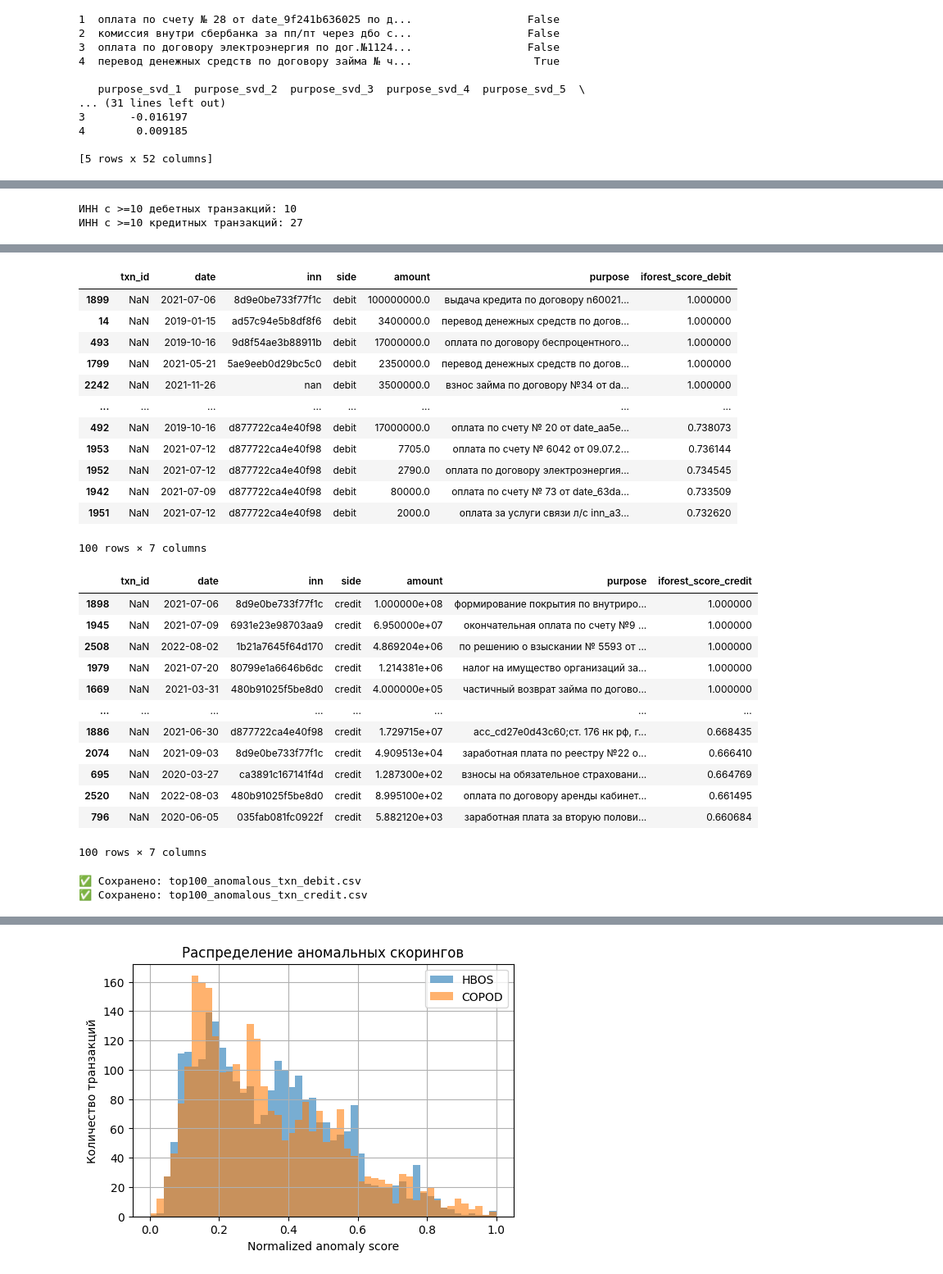
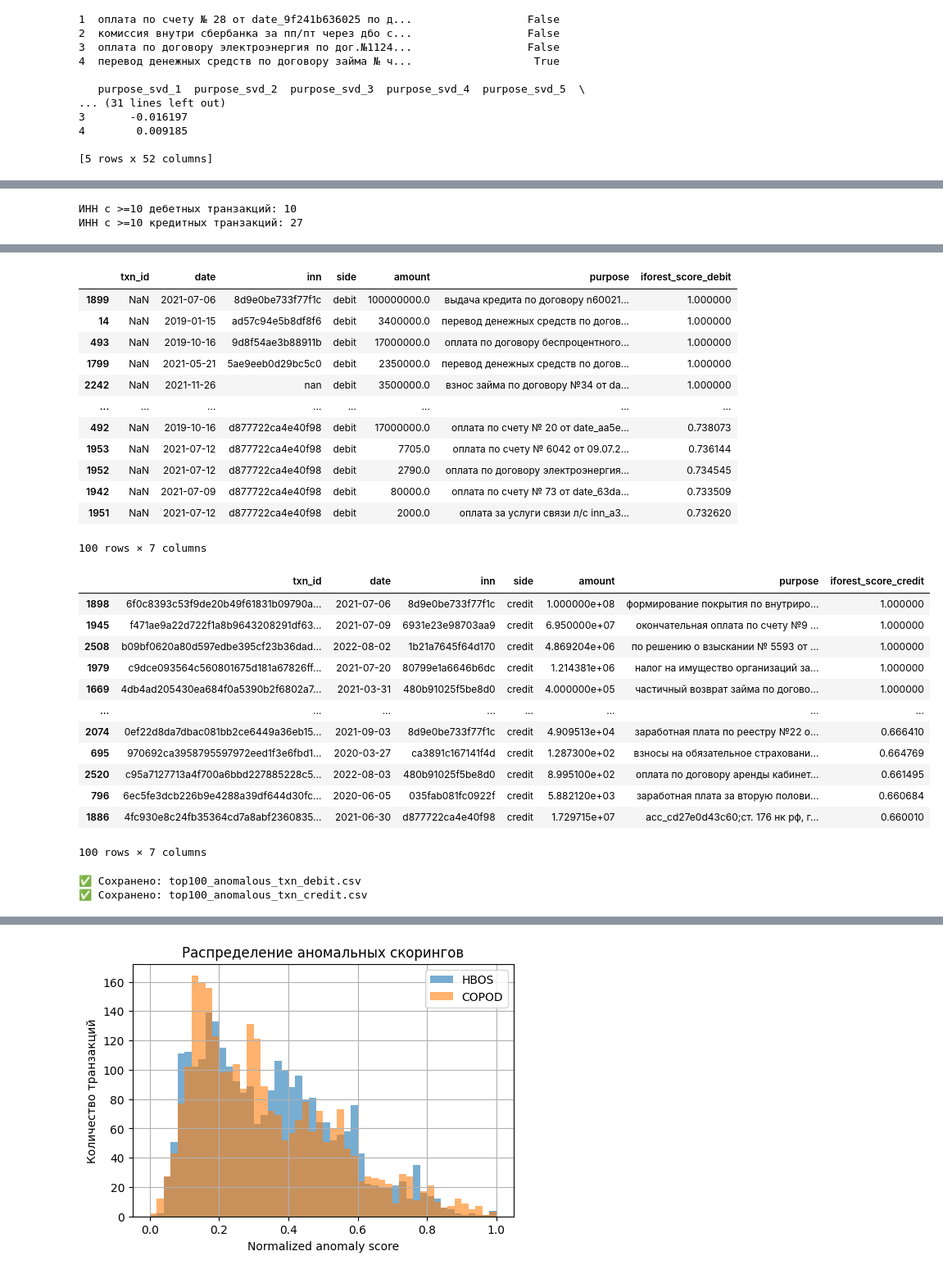
Before and after one commit to HULUMULU123/notebook_agent, a Jupyter notebook: many_layer_v3/main.ipynb, the cells around one changed output, grey strips where cells are left out. Shown at 82% size. Saved outputs shown, nothing was run; the diff lists cells and outputs as text; code cells hidden in the pictures.

```diff
--- a/many_layer_v3/main.ipynb
+++ b/many_layer_v3/main.ipynb
@@ -27,6 +27,24 @@ from pyod.models.copod import COPOD
 np.random.seed(42)
 # %%
 df = pd.read_excel('data/final_risk_data.xlsx')
+
+# --- Автоматическая генерация txn_id (если нет в файле) ---
+def make_txn_id(row):
+    """
+    Хешируем минимальный набор полей, чтобы получить устойчивый уникальный txn_id.
+    Если поле пустое, подставляем None.
+    """
+    parts = [
+        str(row.get('date', '')),
+        str(row.get('debit_inn', '')),
+        str(row.get('credit_inn', '')),
+        str(row.get('amount', '')),
+        str(row.get('purpose', ''))
+    ]
+    raw = "||".join(parts)
+    return hashlib.sha256(raw.encode('utf-8')).hexdigest()
+
+
 
 # изменение типов данных
 df['date'] = pd.to_datetime(df['date']).dt.normalize()
@@ -149,6 +167,9 @@ df["round_10k"]  = ((df["amount"] % 10000)  == 0).astype(int)
 df["round_100k"] = ((df["amount"] % 100000) == 0).astype(int)
 df["round_large_amount"] = ((df["round_10k"]==1) | (df["round_100k"]==1)).astype(int)
 
+
+if 'txn_id' not in df.columns:
+    df['txn_id'] = df.apply(make_txn_id, axis=1)
 df.head()
 # %% [output]
 |  | date | debit_account | debit_name | debit_inn | credit_account | credit_name | credit_inn | debit_amount | ... |
@@ -595,7 +614,7 @@ for c in cred_cols:
     if c not in df.columns: df[c] = 0.0 if c not in ["id","date","purpose","credit_inn"] else df.get(c, np.nan)
 
 cred = pd.DataFrame({
-    "txn_id": df["id"],
+    "txn_id": df["txn_id"],
     "date": pd.to_datetime(df["date"]),
     "inn": df["credit_inn"].astype(str),
     "side": "credit",
@@ -743,44 +762,48 @@ display(top100_debit[cols_out_deb])
 display(top100_credit[cols_out_cred])
 
 # Сохранение
 out_deb = "top100_anomalous_txn_debit.csv"
 out_cred = "top100_anomalous_txn_credit.csv"
 top100_debit[cols_out_deb].to_csv(out_deb, index=False, encoding="utf-8-sig")
 top100_credit[cols_out_cred].to_csv(out_cred, index=False, encoding="utf-8-sig")
 print(f"✅ Сохранено: {out_deb}")
 print(f"✅ Сохранено: {out_cred}")
+
+# Подсчет индивидуальных аномалий по дебету и кредиту
+debit_individual_scores = deb_w.sort_values("iforest_score_debit", ascending=False).copy()
+credit_individual_scores = cred_w.sort_values("iforest_score_credit", ascending=False).copy()
 # %% [output]
 ИНН с >=10 дебетных транзакций: 10
 ИНН с >=10 кредитных транзакций: 27
 [figure]
 [figure]
 [figure]
 [figure]
 |  | txn_id | date | inn | side | amount | purpose | iforest_score_debit |
 | 1899 | NaN | 2021-07-06 | 8d9e0be733f77f1c | debit | 100000000.0 | выдача кредита по договору n60021... | 1.000000 |
 | 14 | NaN | 2019-01-15 | ad57c94e5b8df8f6 | debit | 3400000.0 | перевод денежных средств по догов... | 1.000000 |
 | 493 | NaN | 2019-10-16 | 9d8f54ae3b88911b | debit | 17000000.0 | оплата по договору беспроцентного... | 1.000000 |
 | 1799 | NaN | 2021-05-21 | 5ae9eeb0d29bc5c0 | debit | 2350000.0 | перевод денежных средств по догов... | 1.000000 |
 | 2242 | NaN | 2021-11-26 | nan | debit | 3500000.0 | взнос займа по договору №34 от da... | 1.000000 |
 | ... | ... | ... | ... | ... | ... | ... | ... |
 | 492 | NaN | 2019-10-16 | d877722ca4e40f98 | debit | 17000000.0 | оплата по счету № 20 от date_aa5e... | 0.738073 |
 | 1953 | NaN | 2021-07-12 | d877722ca4e40f98 | debit | 7705.0 | оплата по счету № 6042 от 09.07.2... | 0.736144 |
 | 1952 | NaN | 2021-07-12 | d877722ca4e40f98 | debit | 2790.0 | оплата по договору электроэнергия... | 0.734545 |
 | 1942 | NaN | 2021-07-09 | d877722ca4e40f98 | debit | 80000.0 | оплата по счету № 73 от date_63da... | 0.733509 |
 | 1951 | NaN | 2021-07-12 | d877722ca4e40f98 | debit | 2000.0 | оплата за услуги связи л/с inn_a3... | 0.732620 |
 100 rows × 7 columns
 |  | txn_id | date | inn | side | amount | purpose | iforest_score_credit |
-| 1898 | NaN | 2021-07-06 | 8d9e0be733f77f1c | credit | 1.000000e+08 | формирование покрытия по внутриро... | 1.000000 |
-| 1945 | NaN | 2021-07-09 | 6931e23e98703aa9 | credit | 6.950000e+07 | окончательная оплата по счету №9 ... | 1.000000 |
-| 2508 | NaN | 2022-08-02 | 1b21a7645f64d170 | credit | 4.869204e+06 | по решению о взыскании № 5593 от ... | 1.000000 |
-| 1979 | NaN | 2021-07-20 | 80799e1a6646b6dc | credit | 1.214381e+06 | налог на имущество организаций за... | 1.000000 |
-| 1669 | NaN | 2021-03-31 | 480b91025f5be8d0 | credit | 4.000000e+05 | частичный возврат займа по догово... | 1.000000 |
+| 1898 | 6f0c8393c53f9de20b49f61831b09790a... | 2021-07-06 | 8d9e0be733f77f1c | credit | 1.000000e+08 | формирование покрытия по внутриро... | 1.000000 |
+| 1945 | f471ae9a22d722f1a8b9643208291df63... | 2021-07-09 | 6931e23e98703aa9 | credit | 6.950000e+07 | окончательная оплата по счету №9 ... | 1.000000 |
+| 2508 | b09bf0620a80d597edbe395cf23b36dad... | 2022-08-02 | 1b21a7645f64d170 | credit | 4.869204e+06 | по решению о взыскании № 5593 от ... | 1.000000 |
+| 1979 | c9dce093564c560801675d181a67826ff... | 2021-07-20 | 80799e1a6646b6dc | credit | 1.214381e+06 | налог на имущество организаций за... | 1.000000 |
+| 1669 | 4db4ad205430ea684f0a5390b2f6802a7... | 2021-03-31 | 480b91025f5be8d0 | credit | 4.000000e+05 | частичный возврат займа по догово... | 1.000000 |
 | ... | ... | ... | ... | ... | ... | ... | ... |
-| 1886 | NaN | 2021-06-30 | d877722ca4e40f98 | credit | 1.729715e+07 | acc_cd27e0d43c60;ст. 176 нк рф, г... | 0.668435 |
-| 2074 | NaN | 2021-09-03 | 8d9e0be733f77f1c | credit | 4.909513e+04 | заработная плата по реестру №22 о... | 0.666410 |
-| 695 | NaN | 2020-03-27 | ca3891c167141f4d | credit | 1.287300e+02 | взносы на обязательное страховани... | 0.664769 |
-| 2520 | NaN | 2022-08-03 | 480b91025f5be8d0 | credit | 8.995100e+02 | оплата по договору аренды кабинет... | 0.661495 |
-| 796 | NaN | 2020-06-05 | 035fab081fc0922f | credit | 5.882120e+03 | заработная плата за вторую полови... | 0.660684 |
+| 2074 | 0ef22d8da7dbac081bb2ce6449a36eb15... | 2021-09-03 | 8d9e0be733f77f1c | credit | 4.909513e+04 | заработная плата по реестру №22 о... | 0.666410 |
+| 695 | 970692ca3958795597972eed1f3e6fbd1... | 2020-03-27 | ca3891c167141f4d | credit | 1.287300e+02 | взносы на обязательное страховани... | 0.664769 |
+| 2520 | c95a7127713a4f700a6bbd227885228c5... | 2022-08-03 | 480b91025f5be8d0 | credit | 8.995100e+02 | оплата по договору аренды кабинет... | 0.661495 |
+| 796 | 6ec5fe3dcb226b9e4288a39df644d30fc... | 2020-06-05 | 035fab081fc0922f | credit | 5.882120e+03 | заработная плата за вторую полови... | 0.660684 |
+| 1886 | 4fc930e8c24fb35364cd7a8abf2360835... | 2021-06-30 | d877722ca4e40f98 | credit | 1.729715e+07 | acc_cd27e0d43c60;ст. 176 нк рф, г... | 0.660010 |
 100 rows × 7 columns
 ✅ Сохранено: top100_anomalous_txn_debit.csv
 ✅ Сохранено: top100_anomalous_txn_credit.csv
```
Also changed, not shown: parts of 33 cells of this notebook, 20 other files.
